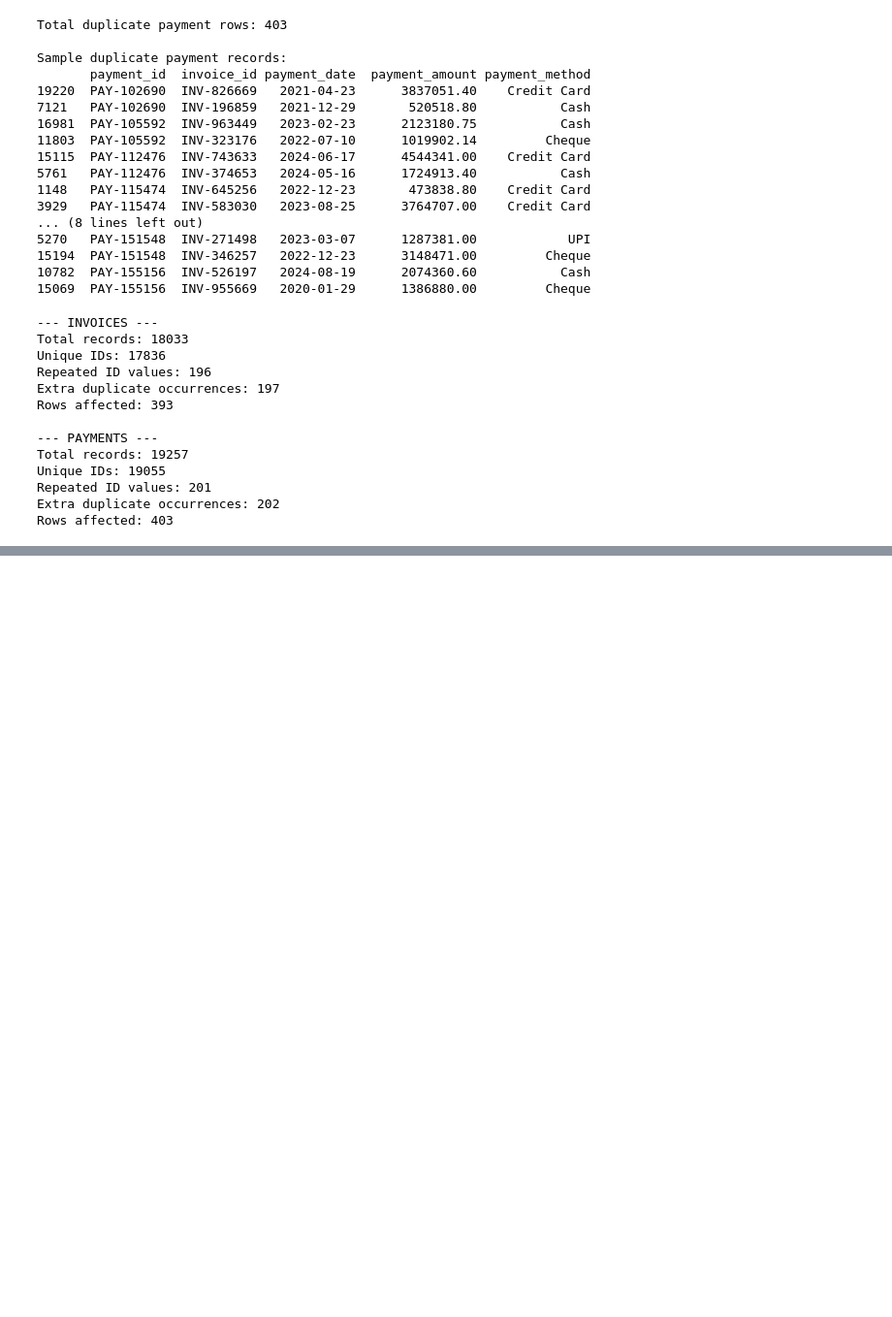
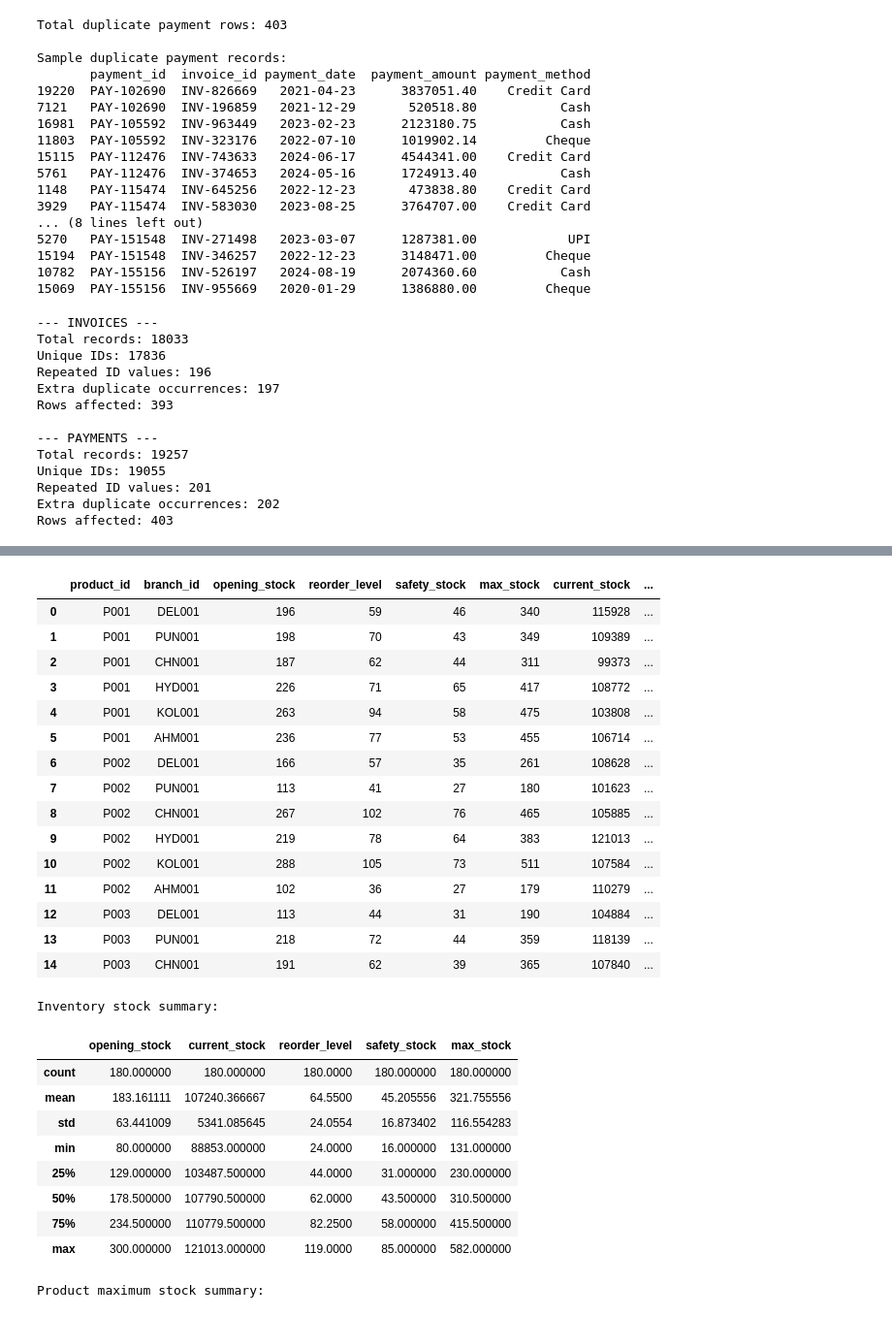
Before and after one commit to Pranav-Nikate/CadetX-Heavy-Supplier-Warehouse-Analytics, a Jupyter notebook: CadetX_Week1_Data_Analysis.ipynb, the cells around one changed output, grey strips where cells are left out. Shown at 97% size. Saved outputs shown, nothing was run; the diff lists cells and outputs as text; code cells hidden in the pictures; blank space fills up the shorter version.

```diff
--- a/CadetX_Week1_Data_Analysis.ipynb
+++ b/CadetX_Week1_Data_Analysis.ipynb
@@ -965,0 +1293,26 @@ Rows affected: 403
+# %%
+inventory = cleaned_datasets["inventory_master"]
+
+# Find records where current stock exceeds maximum stock
+excess_inventory = inventory[
+    inventory["current_stock"] > inventory["max_stock"]
+].copy()
+
+# Calculate excess quantity
+excess_inventory["excess_stock"] = (
+    excess_inventory["current_stock"] - excess_inventory["max_stock"]
+)
+
+print("Total affected records:", len(excess_inventory))
+
+display(
+    excess_inventory[
+        [
+            "product_id",
+            "branch_id",
+            "current_stock",
+            "max_stock",
+            "excess_stock"
+        ]
+    ]
+)
@@ -965,0 +1347,46 @@ Rows affected: 403
+# %%
+# Display first 15 affected records
+display(excess_inventory.head(15))
+
+# Summary of inventory quantities
+print("\nInventory stock summary:")
+display(
+    inventory[
+        ["opening_stock", "current_stock",
+         "reorder_level", "safety_stock", "max_stock"]
+    ].describe()
+)
+
+# Check maximum stock in the product master
+products = cleaned_datasets["products"]
+
+print("\nProduct maximum stock summary:")
+display(products[["product_id", "max_stock_level"]].describe())
+# %% [output]
+|  | product_id | branch_id | opening_stock | reorder_level | safety_stock | max_stock | current_stock | ... |
+| 0 | P001 | DEL001 | 196 | 59 | 46 | 340 | 115928 | ... |
+| 1 | P001 | PUN001 | 198 | 70 | 43 | 349 | 109389 | ... |
+| 2 | P001 | CHN001 | 187 | 62 | 44 | 311 | 99373 | ... |
+| 3 | P001 | HYD001 | 226 | 71 | 65 | 417 | 108772 | ... |
+| 4 | P001 | KOL001 | 263 | 94 | 58 | 475 | 103808 | ... |
+| 5 | P001 | AHM001 | 236 | 77 | 53 | 455 | 106714 | ... |
+| 6 | P002 | DEL001 | 166 | 57 | 35 | 261 | 108628 | ... |
+| 7 | P002 | PUN001 | 113 | 41 | 27 | 180 | 101623 | ... |
+| 8 | P002 | CHN001 | 267 | 102 | 76 | 465 | 105885 | ... |
+| 9 | P002 | HYD001 | 219 | 78 | 64 | 383 | 121013 | ... |
+| 10 | P002 | KOL001 | 288 | 105 | 73 | 511 | 107584 | ... |
+| 11 | P002 | AHM001 | 102 | 36 | 27 | 179 | 110279 | ... |
+| 12 | P003 | DEL001 | 113 | 44 | 31 | 190 | 104884 | ... |
+| 13 | P003 | PUN001 | 218 | 72 | 44 | 359 | 118139 | ... |
+| 14 | P003 | CHN001 | 191 | 62 | 39 | 365 | 107840 | ... |
+Inventory stock summary:
+|  | opening_stock | current_stock | reorder_level | safety_stock | max_stock |
+| count | 180.000000 | 180.000000 | 180.0000 | 180.000000 | 180.000000 |
+| mean | 183.161111 | 107240.366667 | 64.5500 | 45.205556 | 321.755556 |
+| std | 63.441009 | 5341.085645 | 24.0554 | 16.873402 | 116.554283 |
+| min | 80.000000 | 88853.000000 | 24.0000 | 16.000000 | 131.000000 |
+| 25% | 129.000000 | 103487.500000 | 44.0000 | 31.000000 | 230.000000 |
+| 50% | 178.500000 | 107790.500000 | 62.0000 | 43.500000 | 310.500000 |
+| 75% | 234.500000 | 110779.500000 | 82.2500 | 58.000000 | 415.500000 |
+| max | 300.000000 | 121013.000000 | 119.0000 | 85.000000 | 582.000000 |
+Product maximum stock summary:
```
Also changed, not shown: parts of 83 cells of this notebook.
